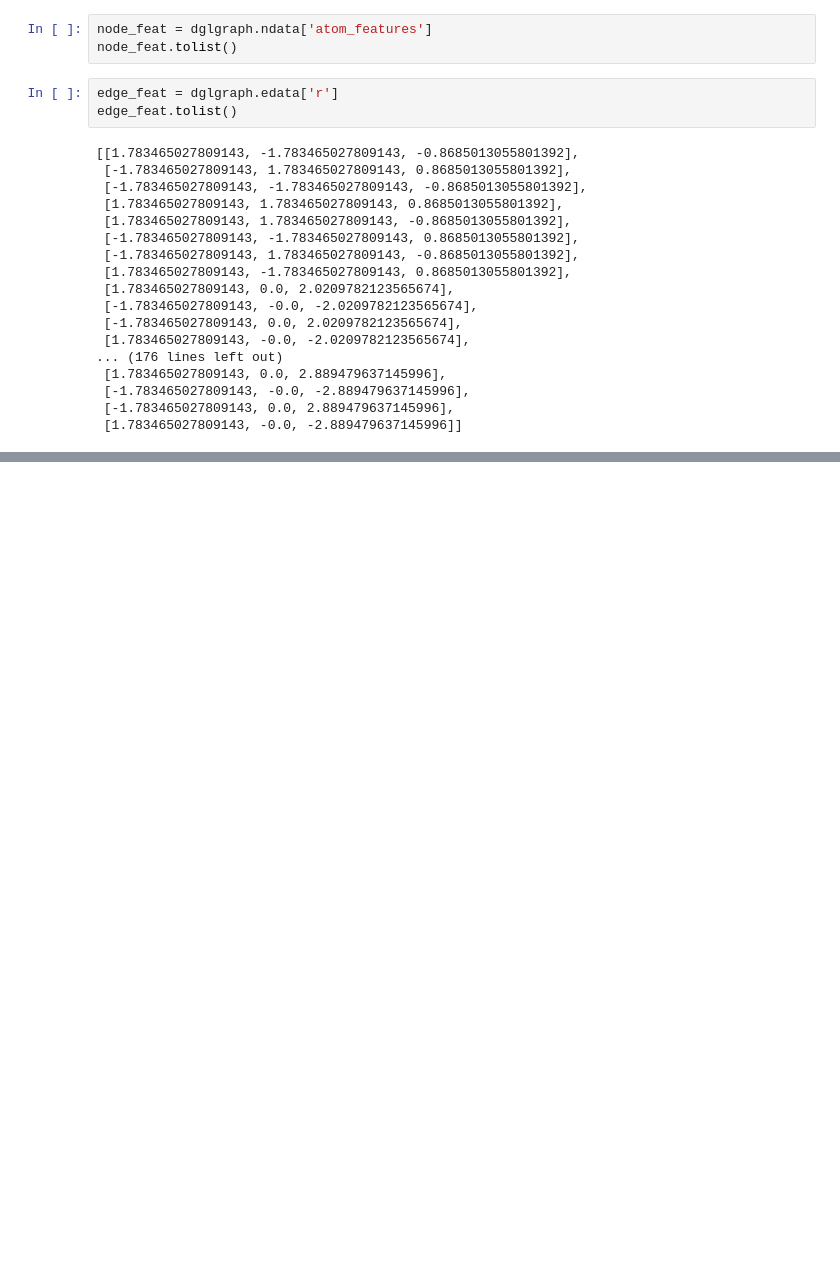
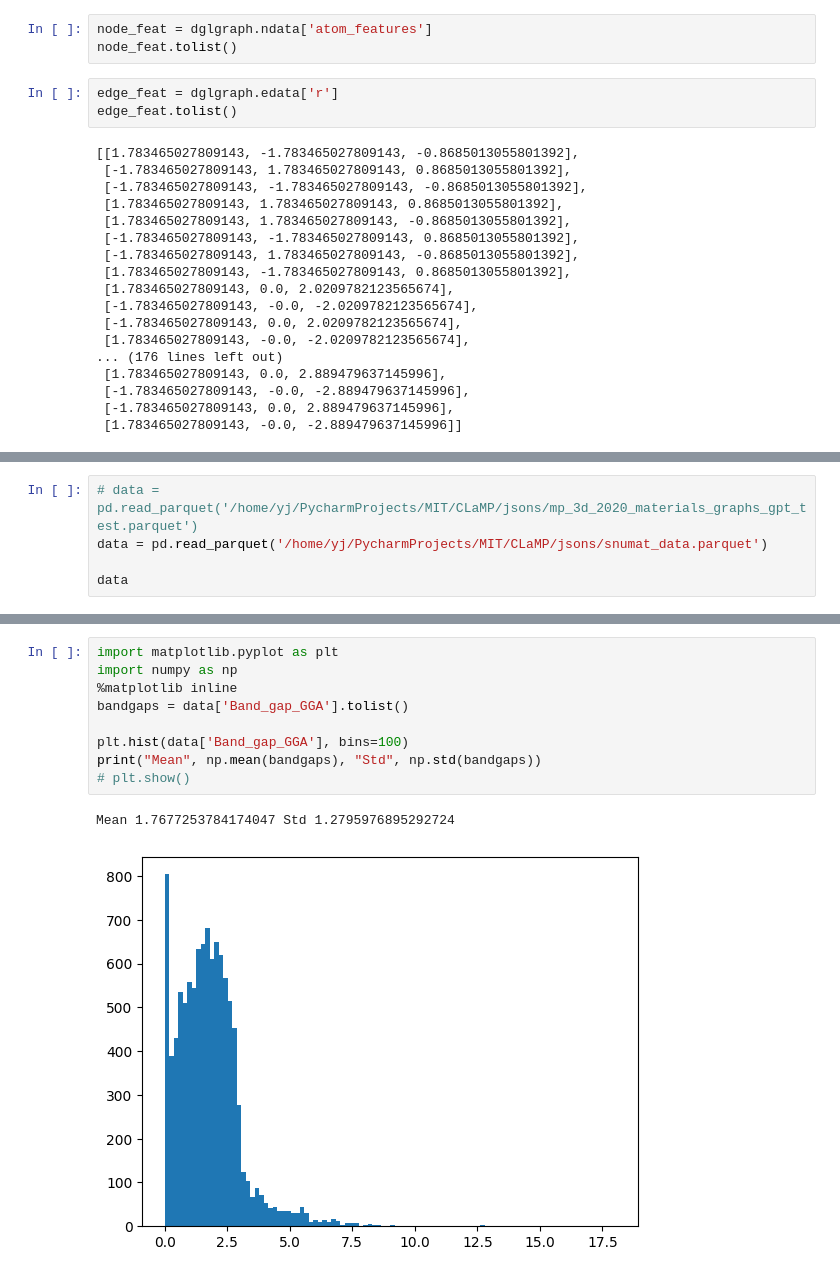
Before and after one commit to parkyjmit/CLaC, a Jupyter notebook: data/preprocess copy.ipynb, the cells around one changed output, grey strips where cells are left out. Saved outputs shown, nothing was run; the diff lists cells and outputs as text; blank space fills up the shorter version.

```diff
--- a/data/preprocess copy.ipynb
+++ b/data/preprocess copy.ipynb
@@ -368,0 +453,5 @@ edge_feat.tolist()
+# %%
+# data = pd.read_parquet('/home/yj/PycharmProjects/MIT/CLaMP/jsons/mp_3d_2020_materials_graphs_gpt_test.parquet')
+data = pd.read_parquet('/home/yj/PycharmProjects/MIT/CLaMP/jsons/snumat_data.parquet')
+
+data
@@ -368,0 +472,12 @@ edge_feat.tolist()
+# %%
+import matplotlib.pyplot as plt
+import numpy as np
+%matplotlib inline
+bandgaps = data['Band_gap_GGA'].tolist()
+
+plt.hist(data['Band_gap_GGA'], bins=100)
+print("Mean", np.mean(bandgaps), "Std", np.std(bandgaps))
+# plt.show()
+# %% [output]
+Mean 1.7677253784174047 Std 1.2795976895292724
+[figure, added]
```
Also changed, not shown: parts of 5 cells of this notebook, 27 other files.
